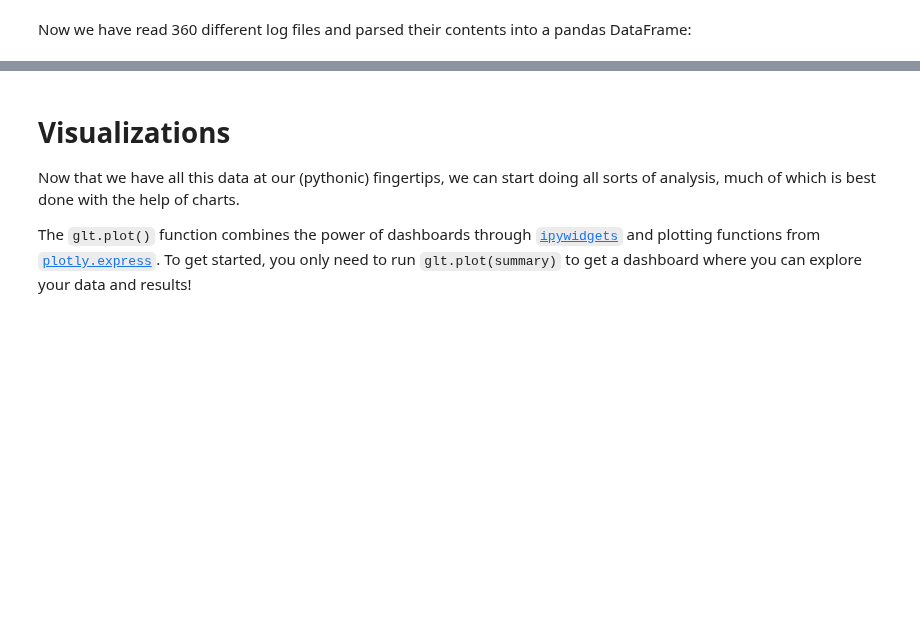
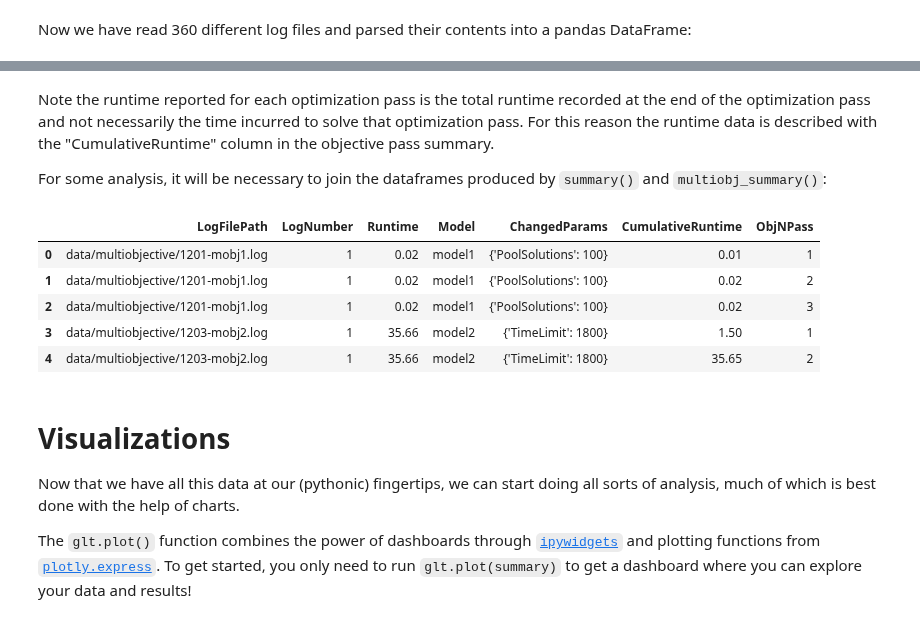
Before and after one commit to Gurobi/gurobi-logtools, a Jupyter notebook: gurobi-logtools.ipynb, the cells around one changed output, grey strips where cells are left out. Drawn from its saved outputs; the diff is of its cells as text; code cells hidden in the pictures; blank space fills up the shorter version.

```diff
--- a/gurobi-logtools.ipynb
+++ b/gurobi-logtools.ipynb
@@ -104,3 +131,20 @@ summary
+# %% [markdown]
+Note the runtime reported for each optimization pass is the total runtime recorded at the end of the optimization pass and not necessarily the time incurred to solve that optimization pass.  For this reason the runtime data is described with the "CumulativeRuntime" column in the objective pass summary.
+
+For some analysis, it will be necessary to join the dataframes produced by `summary()` and `multiobj_summary()`:
+# %%
+pd.merge(
+    top_level_multiobj_summary[["LogFilePath", "LogNumber", "Runtime", "Model", "ChangedParams"]],
+    objpass_multiobj_summary[["LogFilePath", "LogNumber", "CumulativeRuntime", "ObjNPass"]],
+    on = ["LogFilePath", "LogNumber"],
+)
+# %% [output]
+|  | LogFilePath | LogNumber | Runtime | Model | ChangedParams | CumulativeRuntime | ObjNPass |
+| 0 | data/multiobjective/1201-mobj1.log | 1 | 0.02 | model1 | {'PoolSolutions': 100} | 0.01 | 1 |
+| 1 | data/multiobjective/1201-mobj1.log | 1 | 0.02 | model1 | {'PoolSolutions': 100} | 0.02 | 2 |
+| 2 | data/multiobjective/1201-mobj1.log | 1 | 0.02 | model1 | {'PoolSolutions': 100} | 0.02 | 3 |
+| 3 | data/multiobjective/1203-mobj2.log | 1 | 35.66 | model2 | {'TimeLimit': 1800} | 1.50 | 1 |
+| 4 | data/multiobjective/1203-mobj2.log | 1 | 35.66 | model2 | {'TimeLimit': 1800} | 35.65 | 2 |
 # %% [markdown]
 # Visualizations
 
```
Also changed, not shown: parts of 11 cells of this notebook, 20 other files.
